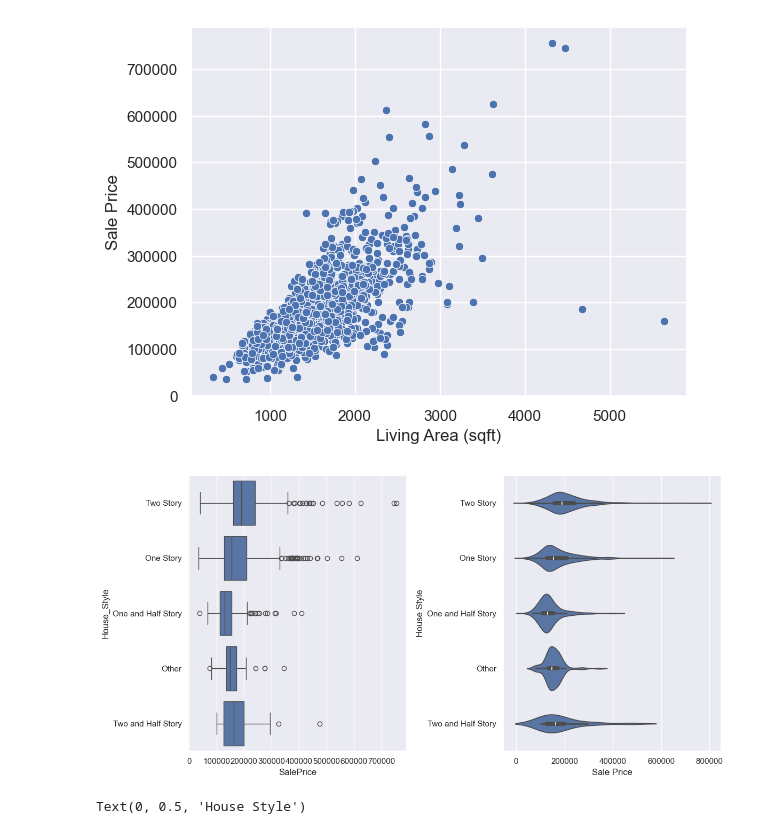
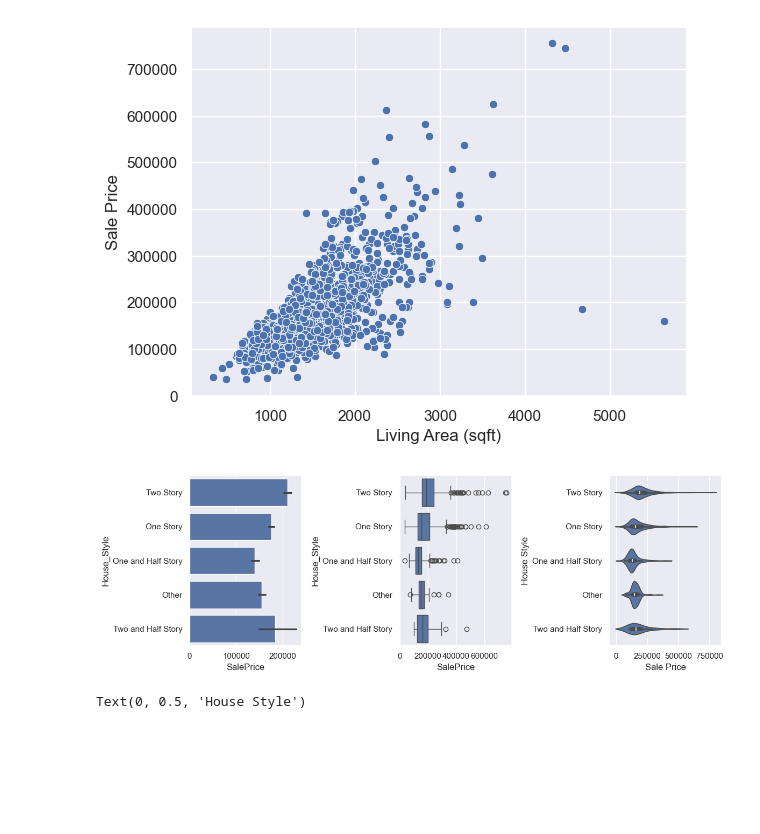
Before and after one commit to stanford-mse-125-2025/mse-125-2025-public, a Jupyter notebook: demos/plotting.ipynb, the cells around one changed output. Drawn from its saved outputs; the diff is of its cells as text; code cells hidden in the pictures; blank space fills up the shorter version.

Commit message:
Adding barplot to plotting demo

```diff
--- a/demos/plotting.ipynb
+++ b/demos/plotting.ipynb
@@ -83,15 +83,16 @@ Text(0, 0.5, 'Sale Price')
 [figure]
 # %%
 # Plotting one categorical and one continuous variable
-fig, axes = plt.subplots(1, 2, figsize=(12, 6))
-sns.boxplot(data=data, y="House_Style", x="SalePrice", ax=axes[0])
-sns.violinplot(data=data, y="House_Style", x="SalePrice", ax=axes[1])
+fig, axes = plt.subplots(1, 3, figsize=(12, 4))
+sns.barplot(data=data, y="House_Style", x="SalePrice", ax=axes[0])
+sns.boxplot(data=data, y="House_Style", x="SalePrice", ax=axes[1])
+sns.violinplot(data=data, y="House_Style", x="SalePrice", ax=axes[2])
 plt.xlabel("Sale Price")
 plt.ylabel("House Style")
 
 plt.tight_layout()
 # %% [output]
-[figure, old version]
+[figure, new version]
 # %%
 # Plotting two categorical
 data["Old"] = data["YearBuilt"] < 1975
```
